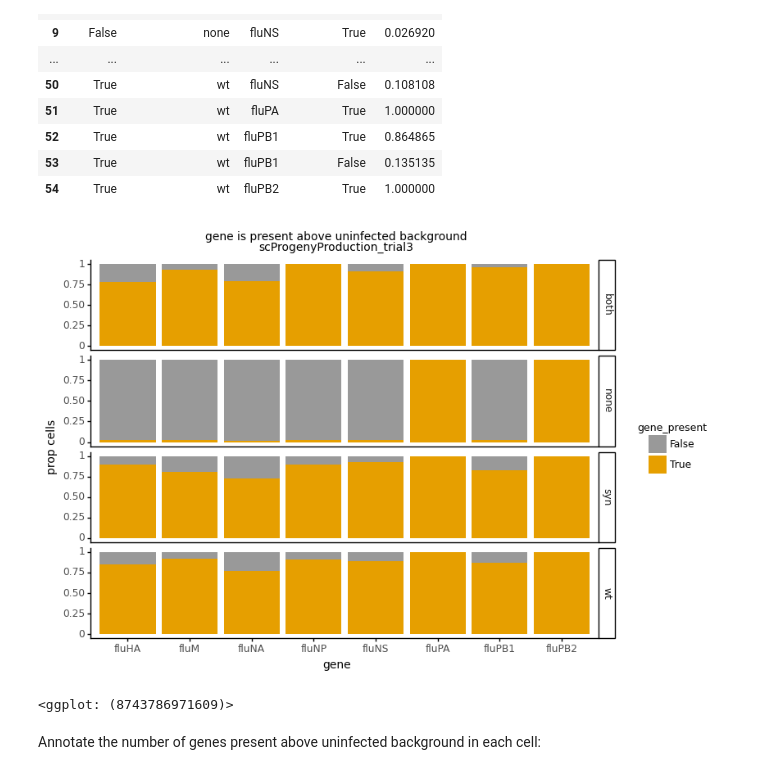
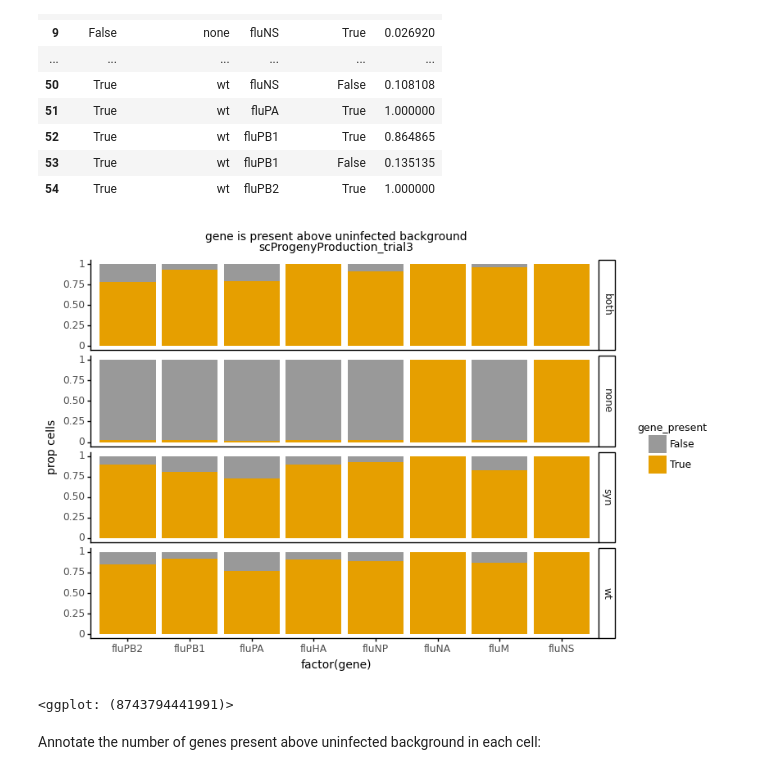
Before and after one commit to jbloomlab/barcoded_flu_pdmH1N1, a Jupyter notebook: scProgenyProduction_analysis.py.ipynb, the cells around one changed output. Drawn from its saved outputs; the diff is of its cells as text; code cells hidden in the pictures.

Commit message:
Plotted proportion of viral genes from each flu gene

```diff
--- a/scProgenyProduction_analysis.py.ipynb
+++ b/scProgenyProduction_analysis.py.ipynb
@@ -33,7 +33,8 @@ viral_bc_background_freq_csv = 'results/viral_fastq10x/scProgenyProduction_trial
 viral_bc_in_progeny_freq_csv = 'results/viral_progeny/scProgenyProduction_trial3_viral_bc_in_progeny_freq.csv.gz'
 expt = 'scProgenyProduction_trial3'
 plot = 'results/viral_fastq10x/scProgenyProduction_trial3_viral_bc_correlations.pdf'
-viral_genes = ['fluPB2', 'fluPB1', 'fluPA', 'fluHA', 'fluNA', 'fluNP', 'fluM', 'fluNS']
+viral_genes = ['fluPB2', 'fluPB1', 'fluPA', 'fluHA',
+               'fluNP', 'fluNA', 'fluM', 'fluNS']
 barcoded_viral_genes = ['fluHA', 'fluNA']
 # %% [markdown]
 Set plotnine theme
@@ -1376,24 +1361,25 @@ has_gene
 | 54 | True | wt | fluPB2 | True | 1.000000 |
 # %%
 fig = (p9.ggplot((has_gene),
-                  p9.aes(x='gene',
+                  p9.aes(x='factor(gene)',
                          y='prop_cells',
                          fill='gene_present')) +
               p9.geom_bar(stat='identity') +
               p9.ggtitle('gene is present above uninfected background\n'
                          f'{expt}') +
               p9.ylab('prop cells') +
               p9.facet_grid('infecting_viral_tag~') +
               p9.theme(figure_size=(8, 6),
                        plot_title=p9.element_text(size=10),
                        axis_title=p9.element_text(size=10),
                        legend_title=p9.element_text(size=9),
                        legend_title_align='center') +
-              p9.scale_fill_manual(CBPALETTE[0:]))
+              p9.scale_fill_manual(CBPALETTE[0:]) +
+              p9.scale_x_discrete(labels=viral_genes))
 display(fig)
 # %% [output]
-[figure, old version]
+[figure, new version]
-<ggplot: (8743786971609)>
+<ggplot: (8743794441991)>
 # %% [markdown]
 Annotate the number of genes present above uninfected background in each cell:
 # %%
```
Also changed, not shown: parts of 5 cells of this notebook.
